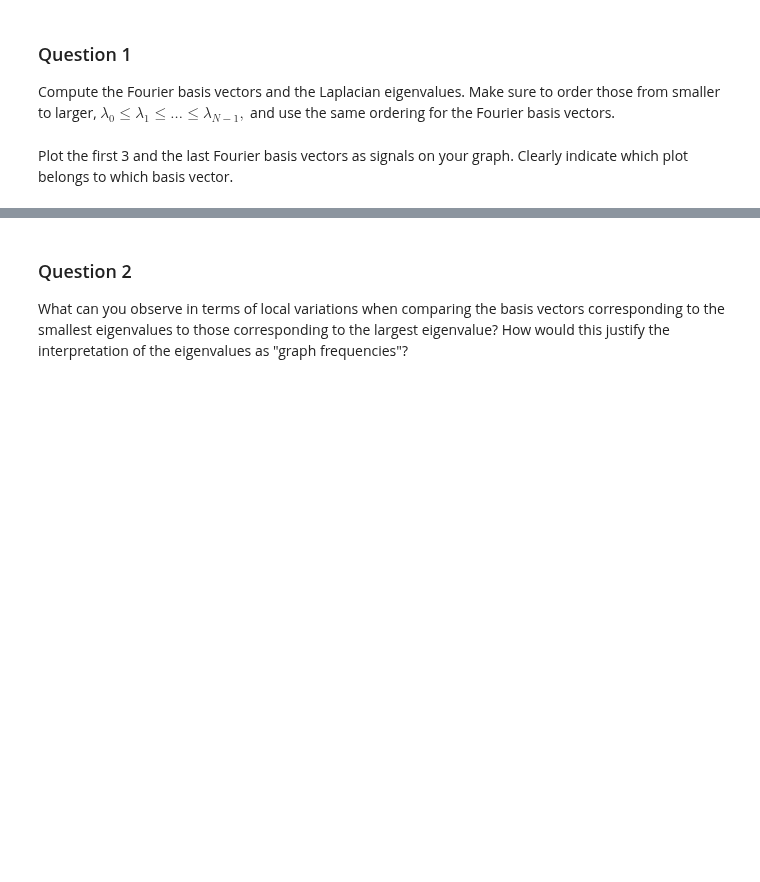
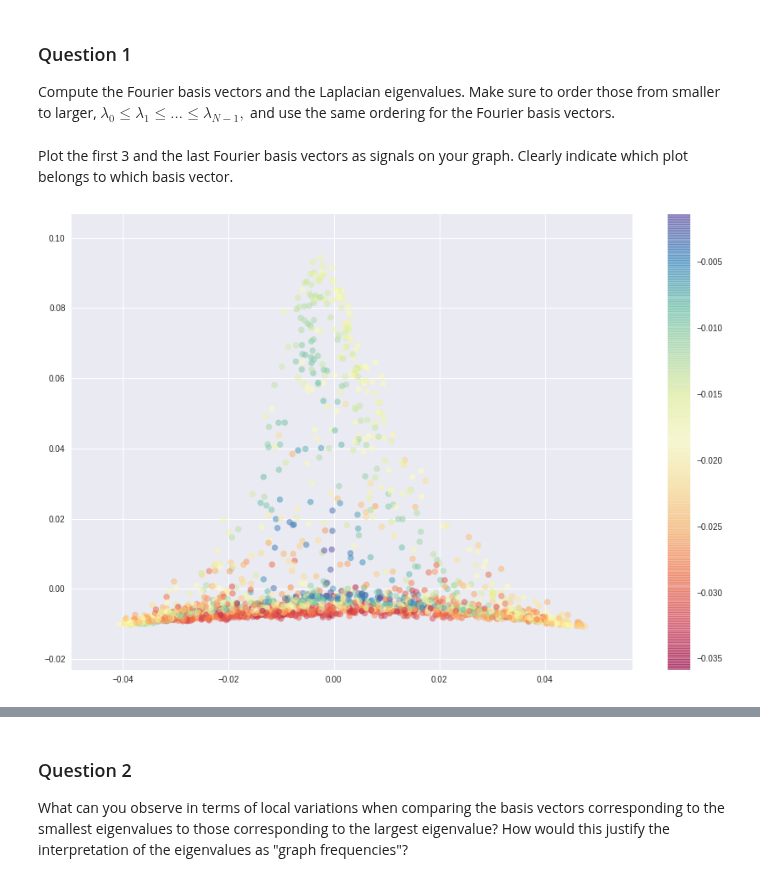
Before and after one commit to TTimTT/NTDS_Project, a Jupyter notebook: milestone_4/Tim_graph_signal_processing.ipynb, the cells around one changed output, grey strips where cells are left out. Cells and saved outputs as stored; diff of their text form; code cells hidden in the pictures; blank space fills up the shorter version.

Commit message:
seaborn added

```diff
--- a/milestone_4/Tim_graph_signal_processing.ipynb
+++ b/milestone_4/Tim_graph_signal_processing.ipynb
@@ -102,3 +103,16 @@ e, v = np.linalg.eigh(laplacian) # Ordered Laplacian eigenvalues.
 U = v                            # Ordered graph Fourier basis.
 # %% [markdown]
 Plot the first 3 and the last Fourier basis vectors as signals on your graph. Clearly indicate which plot belongs to which basis vector.
+# %%
+# Plot test:
+eigenvectors = U
+from matplotlib import pyplot as plt
+import seaborn
+plt.style.use('seaborn')#switch to seaborn style
+
+plt.figure(figsize=(15, 10))
+plt.scatter(eigenvectors[:, 1], eigenvectors[:, 2], c=U[:,0], alpha=0.5, cmap='Spectral')
+plt.colorbar()
+plt.show()
+# %% [output]
+[figure, added]
```
Also changed, not shown: parts of 3 cells of this notebook.
